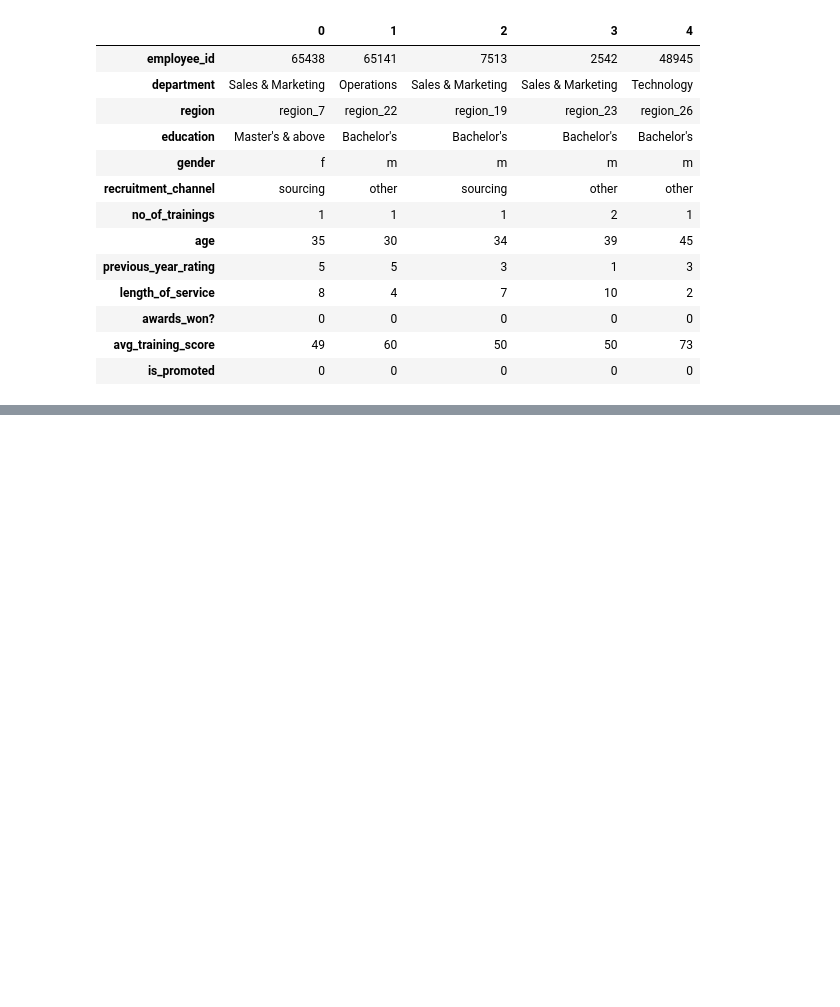
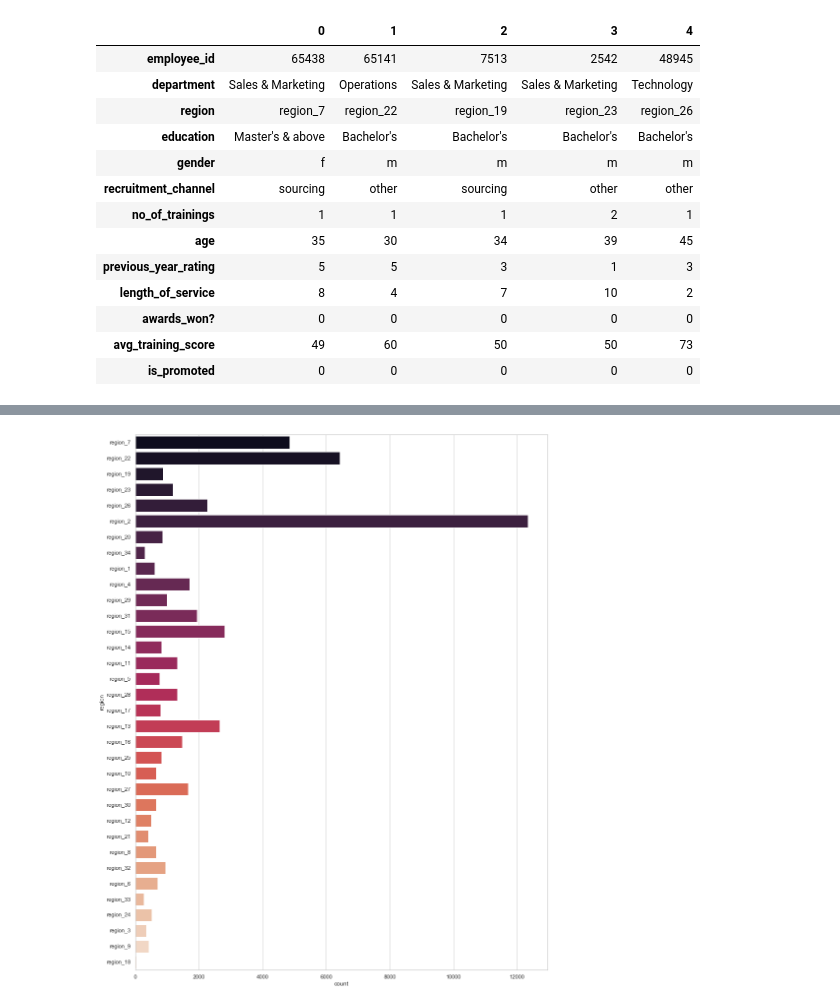
Before and after one commit to raquelcreis/hr_analytics, a Jupyter notebook: notebook.ipynb, the cells around one changed output, grey strips where cells are left out. Cells and saved outputs as stored; diff of their text form; code cells hidden in the pictures; blank space fills up the shorter version.

```diff
--- a/notebook.ipynb
+++ b/notebook.ipynb
@@ -45,0 +96,8 @@ memory usage: 5.4+ MB
+# %%
+# categorical features - region
+plt.figure(figsize=(15,20))
+ax = sns.countplot(y="region",data=train, palette="rocket")
+sns.set(style="whitegrid")
+plt.show()
+# %% [output]
+[figure, added]
```
Also changed, not shown: parts of 11 cells of this notebook.
